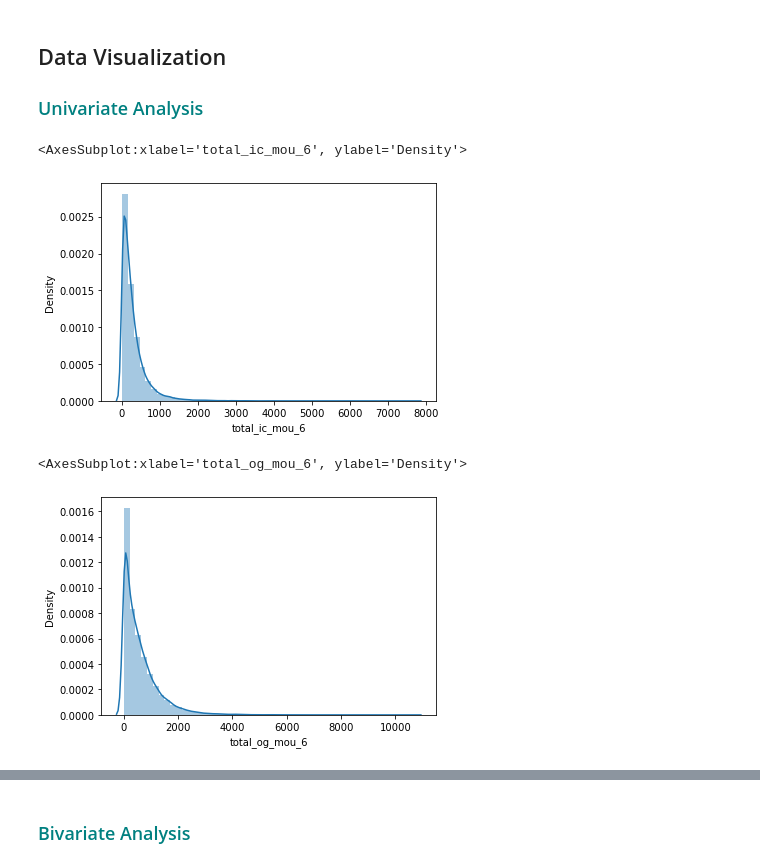
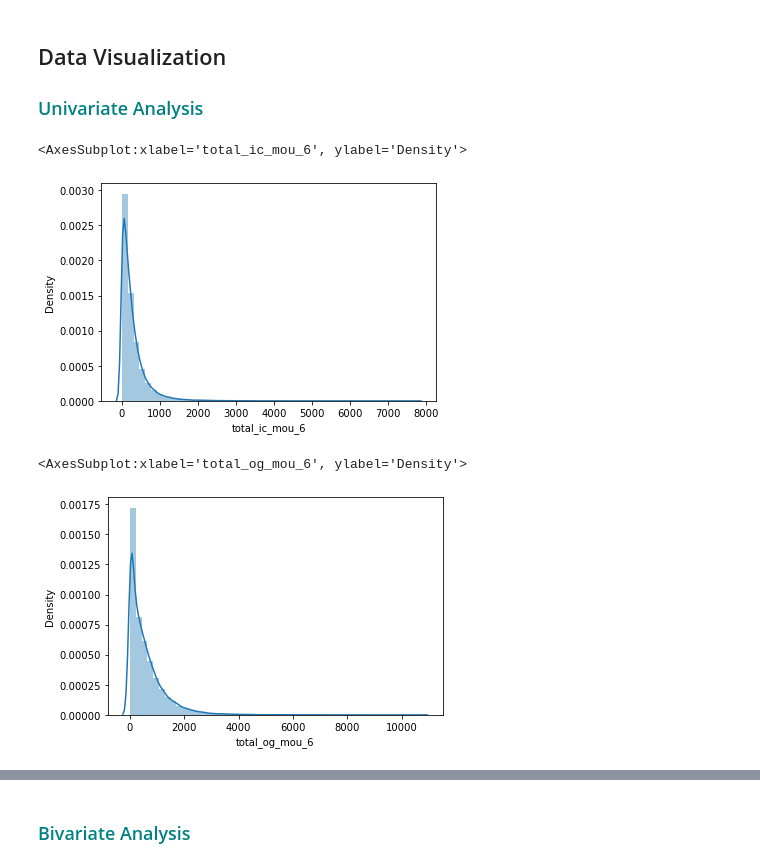
Before and after one commit to ved0507/telcom-churn-2021, a Jupyter notebook: Telcom_churn.ipynb, the cells around one changed output, grey strips where cells are left out. Saved outputs shown, nothing was run; the diff lists cells and outputs as text; code cells hidden in the pictures.

```diff
--- a/Telcom_churn.ipynb
+++ b/Telcom_churn.ipynb
@@ -334,11 +335,12 @@ print("Dropped {0} columns".format(dropped_cols))
 Dropped 16 columns
 # %% [markdown]
 ### Dropping Rows with Null Values as the Null percentage is just 7%
-# %%
-df_churn = df_churn[~df_churn['std_ic_t2t_mou_9'].isnull()]
-df_churn = df_churn[~df_churn['std_og_t2c_mou_6'].isnull()]
-df_churn = df_churn[~df_churn['isd_ic_mou_8'].isnull()]
-df_churn = df_churn[~df_churn['std_ic_mou_7'].isnull()]
+# %%
+dfx = pd.DataFrame(df_churn.isnull().sum())
+dfx.rename(columns = {0:'count'}, inplace=True)
+null_value_cols = list(dfx[dfx['count']>0].index)
+# %%
+df_churn[null_value_cols] = df_churn[null_value_cols].apply(lambda x: x.fillna(x.mean()))
 # %%
 df_churn.shape
 # %% [output]
@@ -496,13 +498,13 @@ df_churn.head()
 
 ### <font color="teal"> Univariate Analysis </font>
 # %%
-sns.distplot(df.total_ic_mou_6)
+sns.distplot(df_churn.total_ic_mou_6)
 # %% [output]
 <AxesSubplot:xlabel='total_ic_mou_6', ylabel='Density'>
-[figure, old version]
+[figure, new version]
 # %%
-sns.distplot(df.total_og_mou_6)
+sns.distplot(df_churn.total_og_mou_6)
 # %% [output]
 <AxesSubplot:xlabel='total_og_mou_6', ylabel='Density'>
-[figure, old version]
+[figure, new version]
 # %%
```
Also changed, not shown: parts of 37 cells of this notebook.
